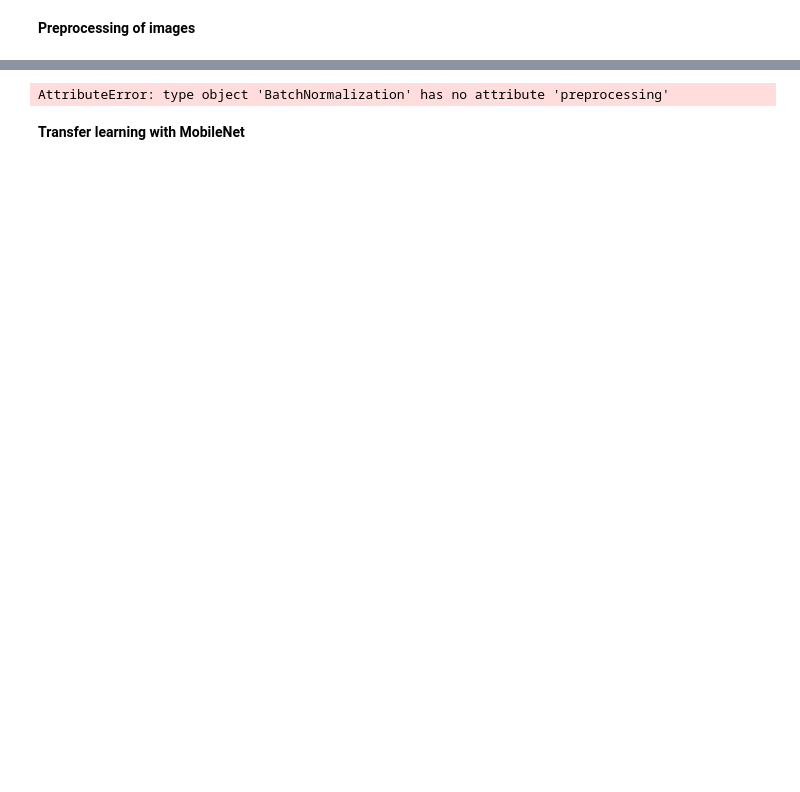
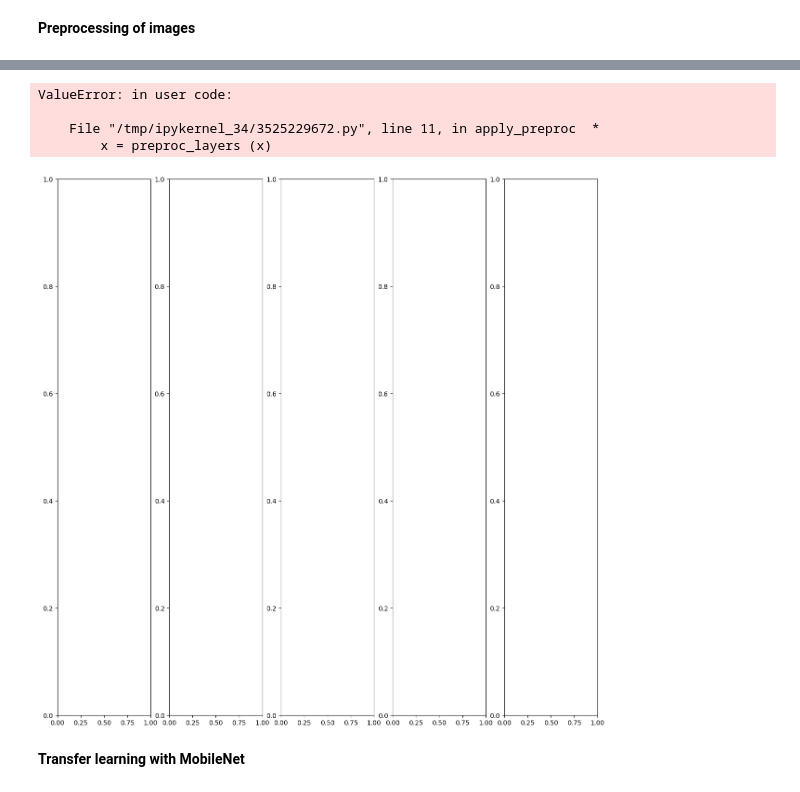
Before and after one commit to AleksandrMorozov123/Computer-vision-with-TensorFlow-Keras-and-OpenCV, a Jupyter notebook: computer-vision-algorithms.ipynb, the cells around one changed output, grey strips where cells are left out. Cells and saved outputs as stored; diff of their text form; code cells hidden in the pictures; blank space fills up the shorter version.

```diff
--- a/computer-vision-algorithms.ipynb
+++ b/computer-vision-algorithms.ipynb
@@ -385,22 +319,27 @@ Successfully installed gin-config-0.5.0 immutabledict-4.2.0 ml-dtypes-0.3.2 port
 # %%
+IMG_SIZE = 180
 preproc_layers = tf.keras.Sequential ([
-    tf.keras.layers.BatchNormalization.preprocessing.Resizing (
-    height = IMG_HEIGHT, width = IMG_WIDTH,
-    input_shape = (None, None, 3))
+    tf.keras.layers.Resizing (
+    IMG_SIZE, IMG_SIZE),
+    tf.keras.layers.Rescaling (1./127.5, offset = -1)
 ])
 
 def apply_preproc (img, label):
     # add to a batch, call preproc, remove batch
     x = tf.expand_dims (img, 0)
     x = preproc_layers (x)
     x = tf.squeeze (x, 0)
     return x, label
 
 f, ax = plt.subplots (1, 5, figsize = (15, 15))
 for idx, (img, label_int) in enumerate (train_dataset.map (apply_preproc).take (5)):
     ax[idx].imshow ((img.numpy ()))
 # %% [output]
-AttributeError: type object 'BatchNormalization' has no attribute 'preprocessing'
+ValueError: in user code:
+
+    File "/tmp/ipykernel_34/3525229672.py", line 11, in apply_preproc  *
+        x = preproc_layers (x)
+[figure, added]
 # %% [markdown]
 **Transfer learning with MobileNet**
 # %%
```
Also changed, not shown: parts of 13 cells of this notebook.
